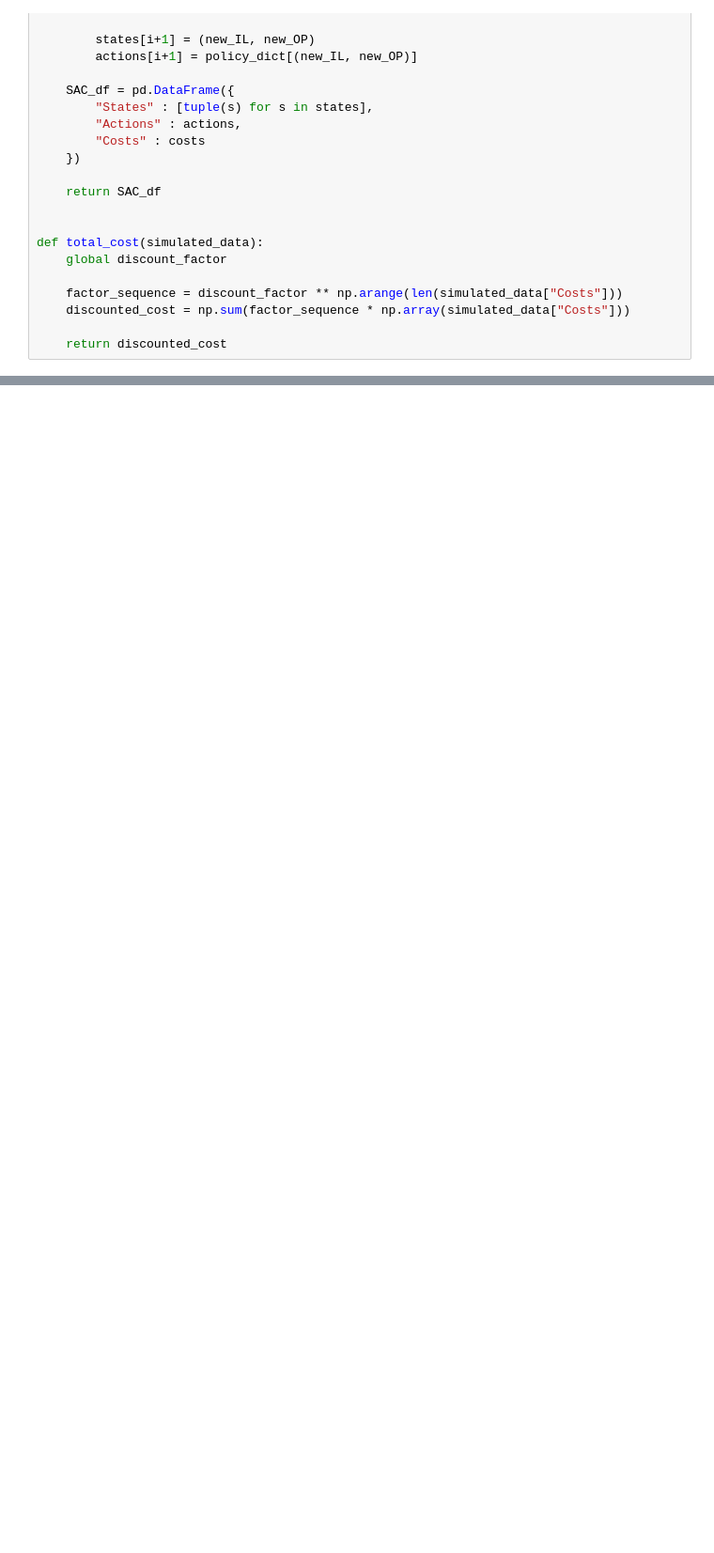
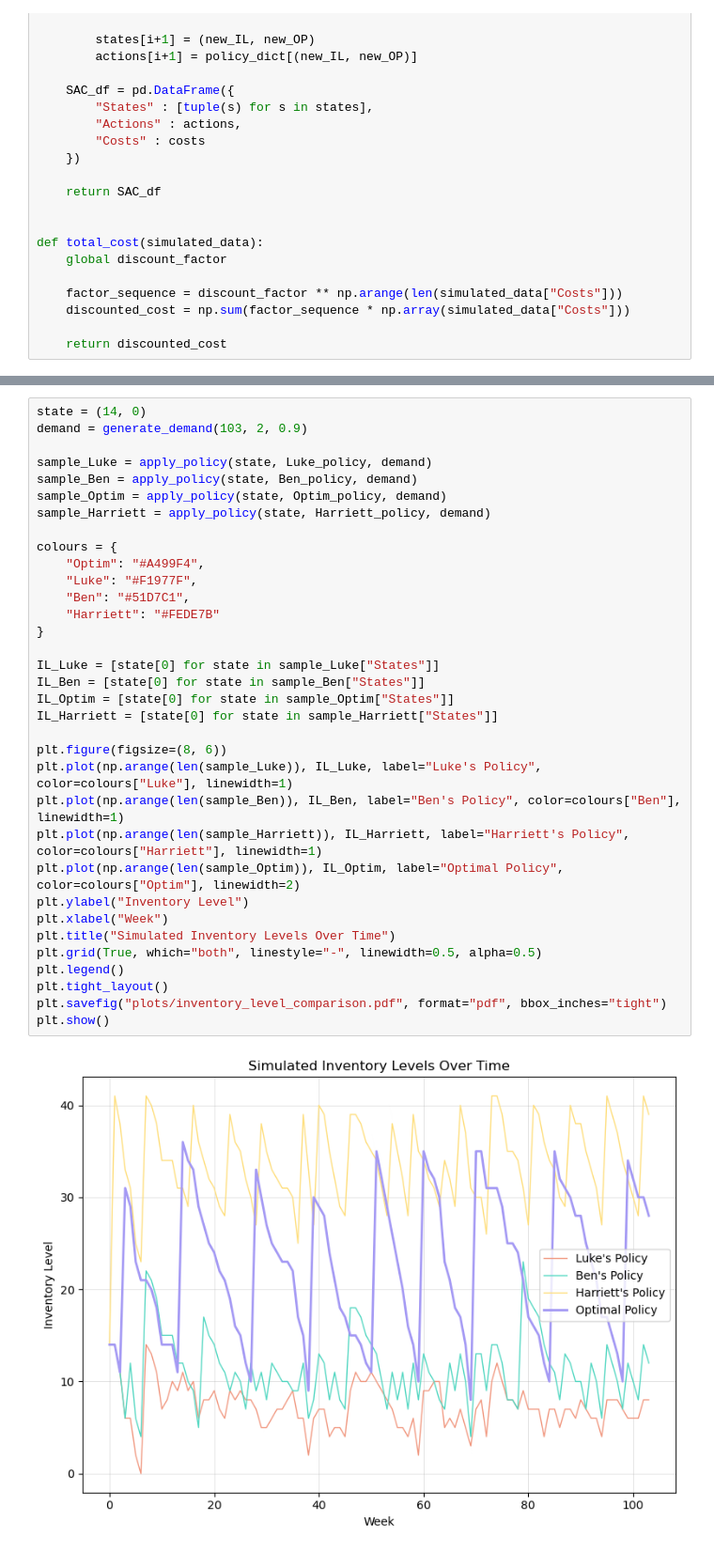
Before and after one commit to t-unger/Spare-Parts-Inventory, a Jupyter notebook: Intuitive_Policies.ipynb, the cells around one changed output, grey strips where cells are left out. Shown at 94% size. Drawn from its saved outputs; the diff is of its cells as text; blank space fills up the shorter version.

```diff
--- a/Intuitive_Policies.ipynb
+++ b/Intuitive_Policies.ipynb
@@ -141,0 +155,36 @@ The mean of the sampled costs under Ben's policy 60227.754991050904
+# %%
+state = (14, 0)
+demand = generate_demand(103, 2, 0.9)
+
+sample_Luke = apply_policy(state, Luke_policy, demand)
+sample_Ben = apply_policy(state, Ben_policy, demand)
+sample_Optim = apply_policy(state, Optim_policy, demand)
+sample_Harriett = apply_policy(state, Harriett_policy, demand)
+
+colours = {
+    "Optim": "#A499F4",
+    "Luke": "#F1977F",
+    "Ben": "#51D7C1",
+    "Harriett": "#FEDE7B"
+}
+
+IL_Luke = [state[0] for state in sample_Luke["States"]]
+IL_Ben = [state[0] for state in sample_Ben["States"]]
+IL_Optim = [state[0] for state in sample_Optim["States"]]
+IL_Harriett = [state[0] for state in sample_Harriett["States"]]
+
+plt.figure(figsize=(8, 6))
+plt.plot(np.arange(len(sample_Luke)), IL_Luke, label="Luke's Policy", color=colours["Luke"], linewidth=1)
+plt.plot(np.arange(len(sample_Ben)), IL_Ben, label="Ben's Policy", color=colours["Ben"], linewidth=1)
+plt.plot(np.arange(len(sample_Harriett)), IL_Harriett, label="Harriett's Policy", color=colours["Harriett"], linewidth=1)
+plt.plot(np.arange(len(sample_Optim)), IL_Optim, label="Optimal Policy", color=colours["Optim"], linewidth=2)
+plt.ylabel("Inventory Level")
+plt.xlabel("Week")
+plt.title("Simulated Inventory Levels Over Time")
+plt.grid(True, which="both", linestyle="-", linewidth=0.5, alpha=0.5)
+plt.legend()
+plt.tight_layout()
+plt.savefig("plots/inventory_level_comparison.pdf", format="pdf", bbox_inches="tight")
+plt.show()
+# %% [output]
+[figure, added]
```
Also changed, not shown: parts of 3 cells of this notebook, 18 other files.
